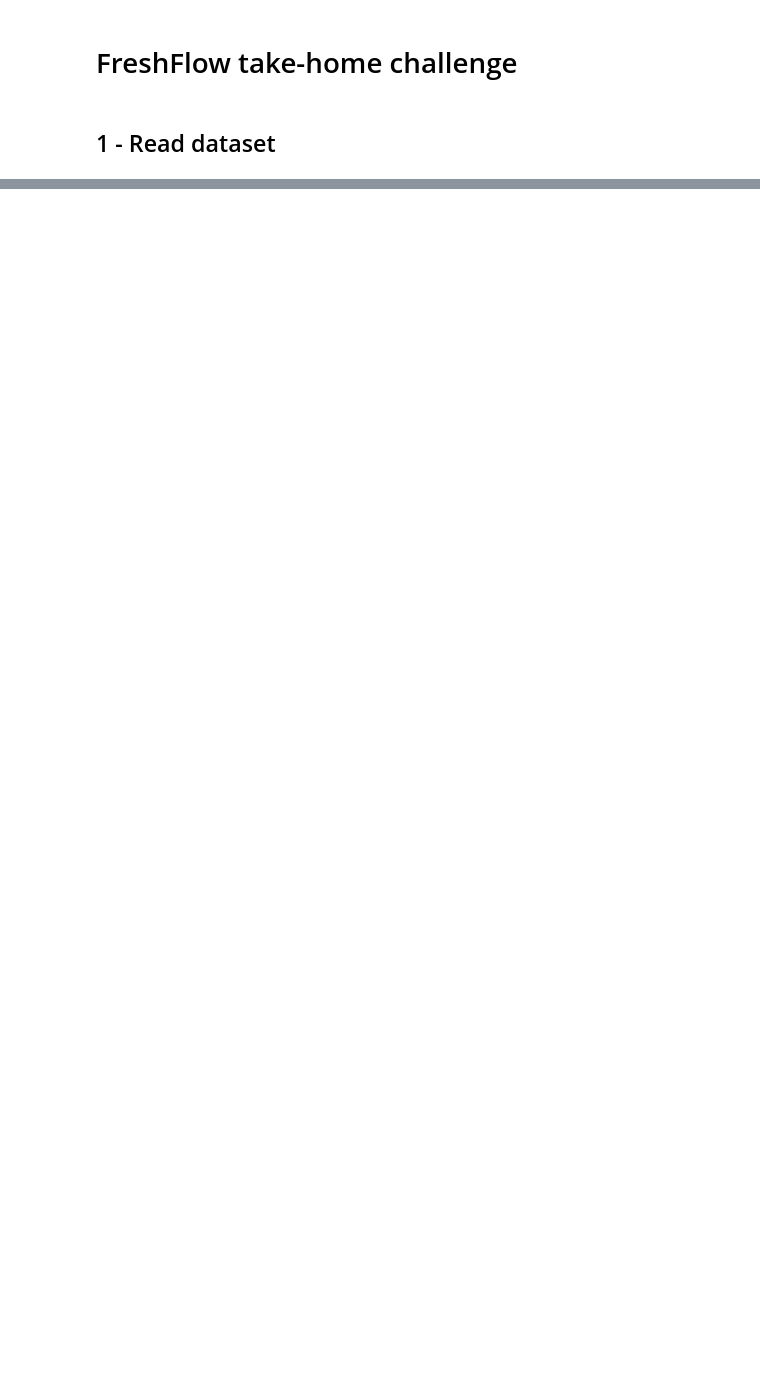
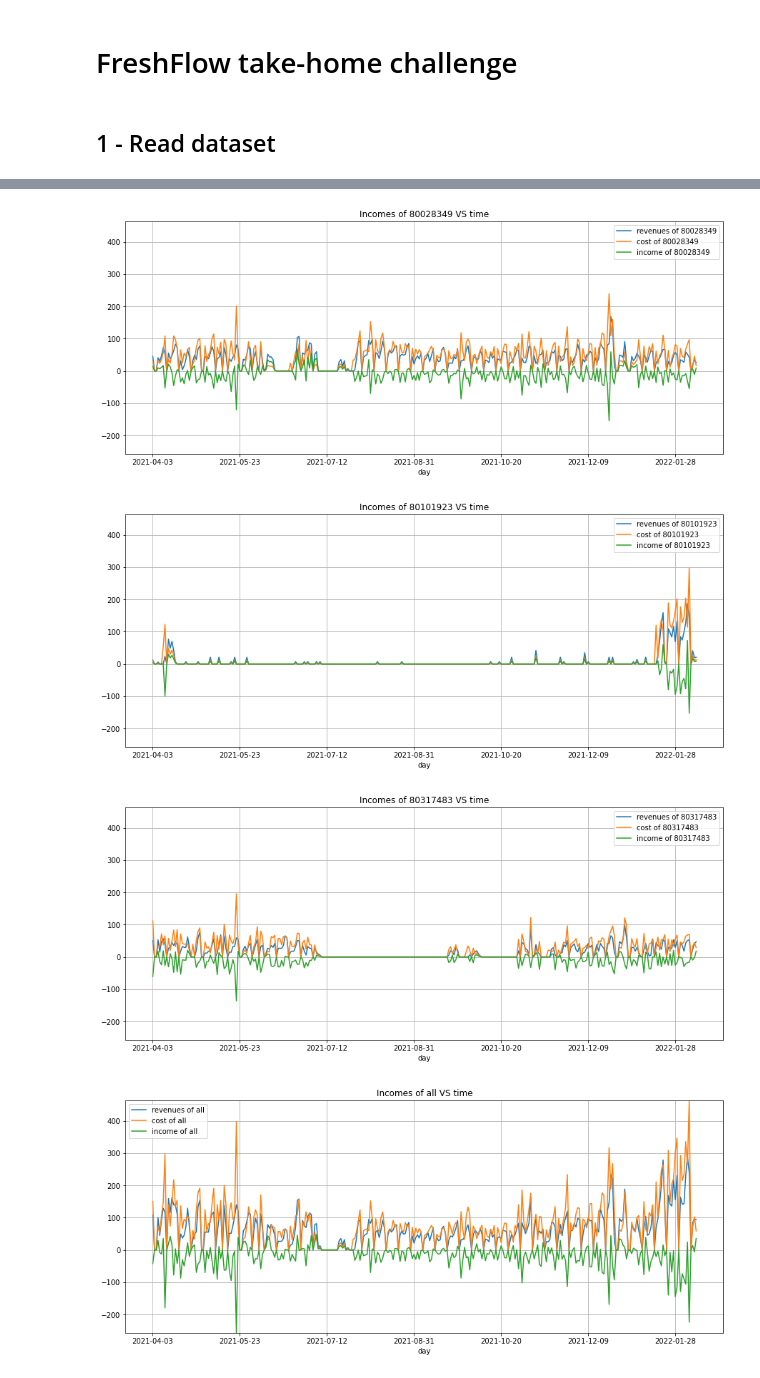
Before and after one commit to rmasciar/freshflow_challenge, a Jupyter notebook: notebooks/freshflow_challenge.ipynb, the cells around one changed output, grey strips where cells are left out. Saved outputs shown, nothing was run; the diff lists cells and outputs as text; code cells hidden in the pictures; blank space fills up the shorter version.

```diff
--- a/notebooks/freshflow_challenge.ipynb
+++ b/notebooks/freshflow_challenge.ipynb
@@ -19,0 +33,31 @@ df.head()
+# %%
+# Define total sales as sum of orders and in-day sales
+
+df["unit_margin"] = df.apply(axis=1, func=lambda x: x["suggested_retail_price"]-x["purchase_price"])
+
+df["total_sales"] = df.apply(axis=1, func=lambda x: x["orders_quantity"]+x["sales_quantity"])
+
+# Define total cost of goods as the purchase price times the amount sold
+df["cost"] = df.apply(axis=1, func=lambda x: x["purchase_price"]*x["total_sales"])
+
+# Define net income as revenue-cost
+df["net_income"] = df.apply(axis=1, func=lambda x:x["revenue"]- x["cost"])
+
+# Define total sales per product
+sales = df.pivot_table(index="day", values="total_sales", columns="item_number", aggfunc=sum, fill_value=0)
+sales["all"] = sales.sum(axis=1)
+
+# Define daily revenues per product
+revenues = df.pivot_table(index="day", values="revenue", columns="item_number", aggfunc=sum, fill_value=0)
+revenues["all"] = revenues.sum(axis=1)
+
+# Define daily costs per product
+costs = df.pivot_table(index="day", values="cost", columns="item_number", aggfunc=sum, fill_value=0)
+costs["all"] = costs.sum(axis=1)
+
+# Define net income
+income = df.pivot_table(index="day", values="net_income", columns="item_number", aggfunc=sum, fill_value=0)
+income["all"] = income.sum(axis=1)
+
+# Define average product purchase price
+prices = df.pivot_table(index="day", values="purchase_price", columns="item_number", aggfunc='mean', fill_value=None)
@@ -19,0 +76,2 @@ df.head()
+# %%
+columns = [80028349, 80101923, 80317483, "all"]
@@ -19,0 +80,3 @@ df.head()
+# %%
+for col in columns:
+    sales.plot(y=col, figsize=(15,6),grid=True, style='-', ylim=(0,sales["all"].max()), title="Sales of {} VS time".format(col))
@@ -19,0 +90,3 @@ df.head()
+# %%
+for col in columns:
+    revenues.plot(y=col, figsize=(15,6),grid=True, style='-', ylim=(0,revenues["all"].max()), title="Revenues of {} VS time".format(col))
@@ -19,0 +100,11 @@ df.head()
+# %%
+for col in columns:
+    ax=None
+    ax=revenues.plot(y=col, figsize=(15,6),grid=True, style='-', ax=ax, ylim=(min(revenues.values.min(),income.values.min(),costs.values.min()),max(revenues.values.max(),income.values.max(),costs.values.max())), title="Revenues of {} VS time".format(col), label="revenues of {}".format(col))
+    ax=costs.plot(y=col, figsize=(15,6),grid=True, style='-', ax=ax, ylim=(min(revenues.values.min(),income.values.min(),costs.values.min()),max(revenues.values.max(),income.values.max(),costs.values.max())), title="Costs of {} VS time".format(col), label="cost of {}".format(col))
+    ax=income.plot(y=col, figsize=(15,6),grid=True, style='-', ax=ax, ylim=(min(revenues.values.min(),income.values.min(),costs.values.min()),max(revenues.values.max(),income.values.max(),costs.values.max())), title="Incomes of {} VS time".format(col), label="income of {}".format(col))
+# %% [output]
+[figure, added]
+[figure, added]
+[figure, added]
+[figure, added]
```
Also changed, not shown: parts of 25 cells of this notebook, 4 other files.
